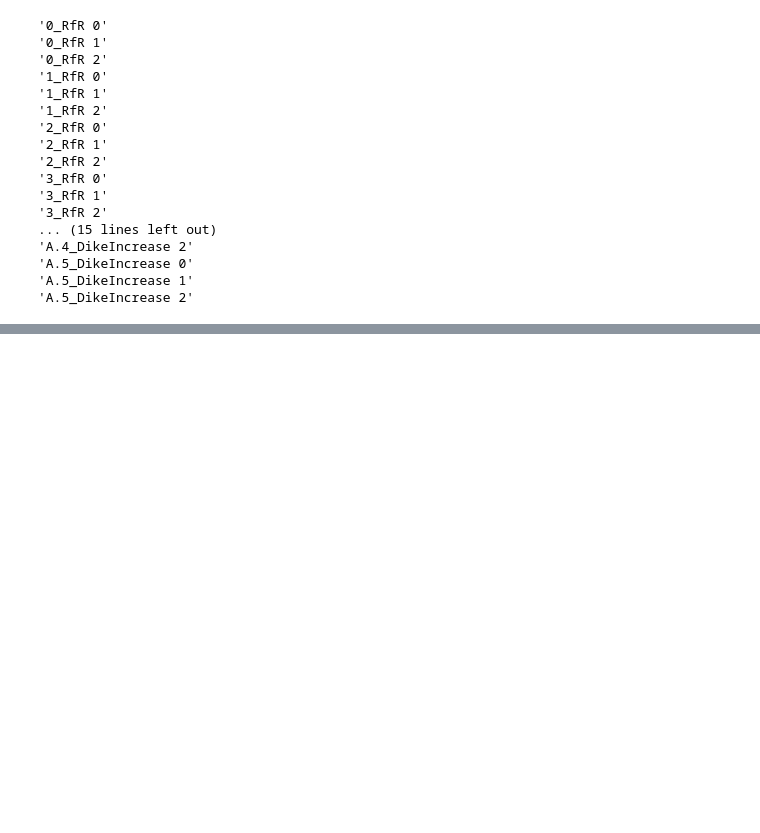
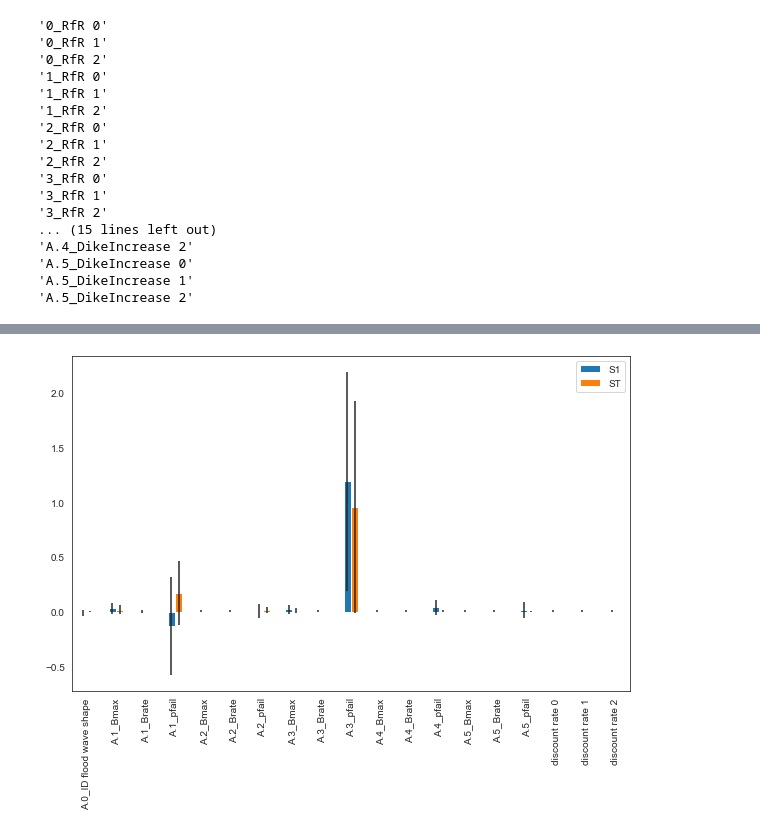
Before and after one commit to EwoutH/modelbased-g13, a Jupyter notebook: Sobol G13.ipynb, the cells around one changed output, grey strips where cells are left out. Cells and saved outputs as stored; diff of their text form; code cells hidden in the pictures; blank space fills up the shorter version.

Commit message:
sobol alleen nog niet voor voldoende runs gerund

```diff
--- a/Sobol G13.ipynb
+++ b/Sobol G13.ipynb
@@ -89,6 +91,9 @@ NameError: name 'pickle' is not defined
 # %%
+policies = pol
 n_exp = 10
 
-experiments_sobol, outcomes_sobol = perform_experiments(dike_model, scenarios=n_exp,
-                                                        uncertainty_sampling=Samplers.SOBOL)
+with MultiprocessingEvaluator(dike_model) as evaluator:
+    results = evaluator.perform_experiments(scenarios=n_exp, policies = pol, uncertainty_sampling=Samplers.SOBOL)
+
+experiments_sobol, outcomes_sobol = results
 # %% [output]
@@ -161,0 +117,5 @@ scen1 = {
+# %%
+outcomes_sobol['Expected Number of Deaths'] = np.nan_to_num(outcomes_sobol['Expected Number of Deaths'], nan = 3.01437703)
+# %%
+deaths_sobol = sobol.analyze(problem, outcomes_sobol['Expected Number of Deaths'],calc_second_order=True, print_to_console=True)
+damages_sobol = sobol.analyze(problem, outcomes_sobol['Expected Annual Damage'],calc_second_order=True, print_to_console=True)
@@ -161,0 +140,4 @@ scen1 = {
+# %%
+Si_filter = {k:deaths_sobol[k] for k in ['ST','ST_conf','S1','S1_conf']}
+Si_df = pd.DataFrame(Si_filter, index=problem['names'])
+Si_df
@@ -161,0 +162,13 @@ scen1 = {
+# %%
+sns.set_style('white')
+fig, ax = plt.subplots(1)
+
+indices = Si_df[['S1','ST']]
+err = Si_df[['S1_conf','ST_conf']]
+
+indices.plot.bar(yerr=err.values.T,ax=ax)
+fig.set_size_inches(10,8)
+fig.subplots_adjust(bottom=0.3)
+plt.show()
+# %% [output]
+[figure, added]
```
Also changed, not shown: parts of 13 cells of this notebook, 1 other file.
